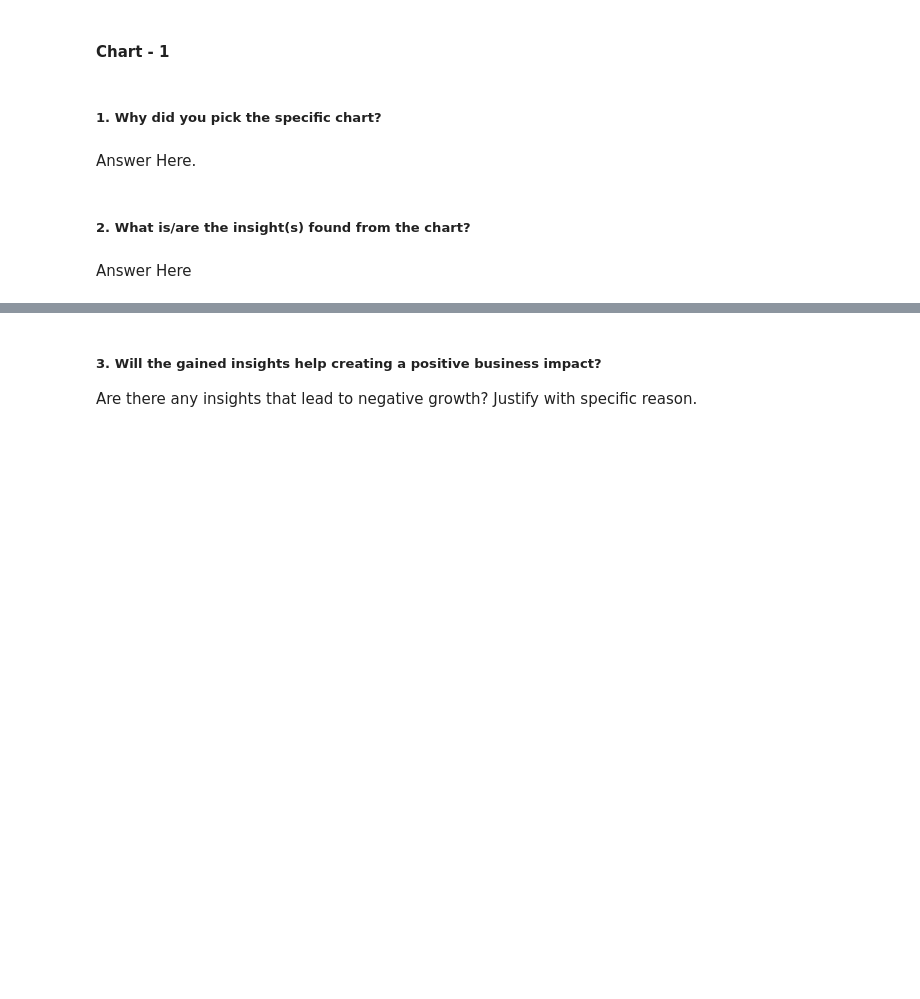
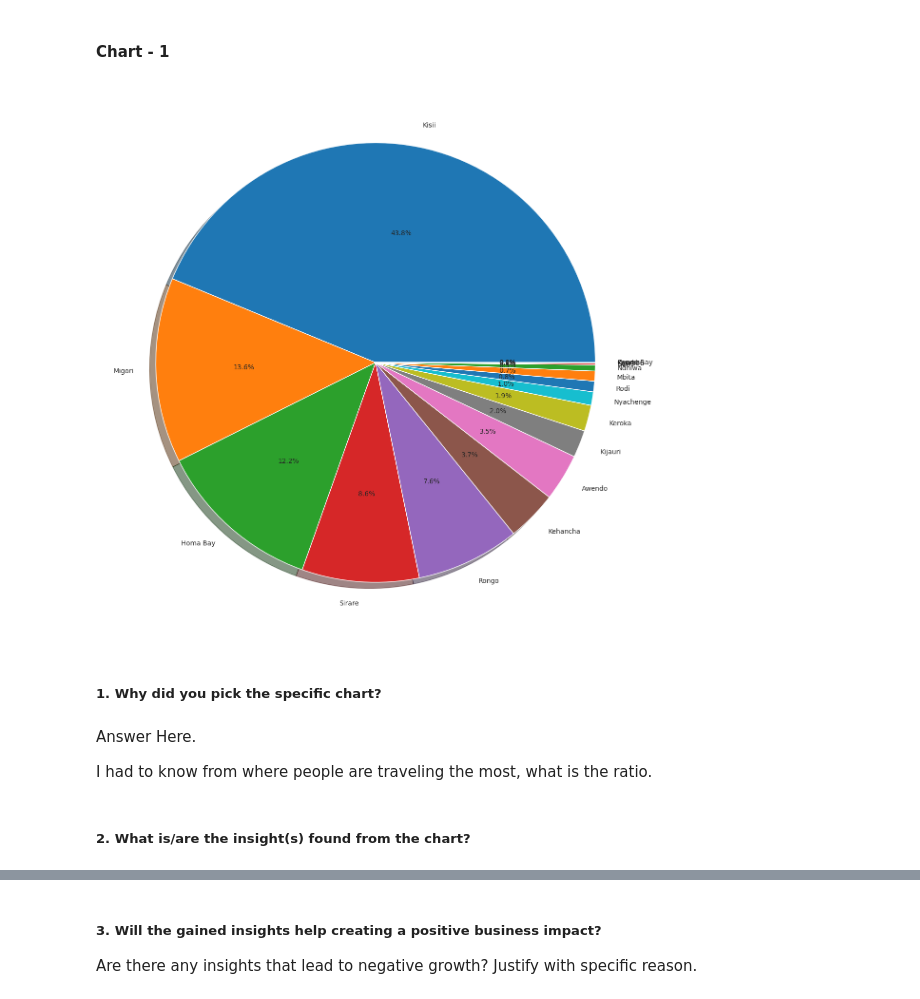
Before and after one commit to Manoharjha333/transport-demand-prediction, a Jupyter notebook: ML_Submission_Template.ipynb, the cells around one changed output, grey strips where cells are left out. Cells and saved outputs as stored; diff of their text form; code cells hidden in the pictures; blank space fills up the shorter version.

```diff
--- a/ML_Submission_Template.ipynb
+++ b/ML_Submission_Template.ipynb
@@ -377,3 +284,6 @@ max_capacity: number of seats on the vehicle
 ### Data Wrangling Code
 # %%
 # Write your code to make your dataset analysis ready.
+
+# Drop any columns that are not needed for analysis
+dataset.drop(['payment_receipt'], axis=1, inplace=True)
@@ -379,0 +346,13 @@ max_capacity: number of seats on the vehicle
+# %%
+# Date and Time Handling
+# Convert a date column to a datetime object
+dataset['travel_date'] = pd.to_datetime(dataset['travel_date'])
+
+# Extract year, month, and day from a datetime column
+dataset['year'] = dataset['travel_date'].dt.year
+dataset['month'] = dataset['travel_date'].dt.month
+dataset['day'] = dataset['travel_date'].dt.day
+# %%
+# Calculation of Target varible based on the ride id
+number_of_ticket = dataset.groupby('ride_id')['seat_number'].count().reset_index()
+number_of_ticket
@@ -379,0 +373,4 @@ max_capacity: number of seats on the vehicle
+# %%
+# Merging the calculated target variable column to the dataset based on the ride_id
+dataset = dataset.merge(number_of_ticket, how= 'left', on='ride_id')
+dataset
@@ -390,8 +417,16 @@ Answer Here.
+# %%
+# Chart - 1 visualization code
+chart1= dataset['travel_from'].value_counts()
+fig, ax = plt.subplots(figsize =(25, 15))
+ax.pie(chart1, labels = dataset['travel_from'].value_counts().index, autopct='%1.1f%%', shadow=True)
+plt.show()
+# %% [output]
+[figure, added]
 # %% [markdown]
 ##### 1. Why did you pick the specific chart?
-# %% [markdown]
-Answer Here.
+# %% [markdown]
+Answer Here.
+
+I had to know from where people are traveling the most, what is the ratio.
 # %% [markdown]
 ##### 2. What is/are the insight(s) found from the chart?
-# %% [markdown]
-Answer Here
```
Also changed, not shown: parts of 32 cells of this notebook.
